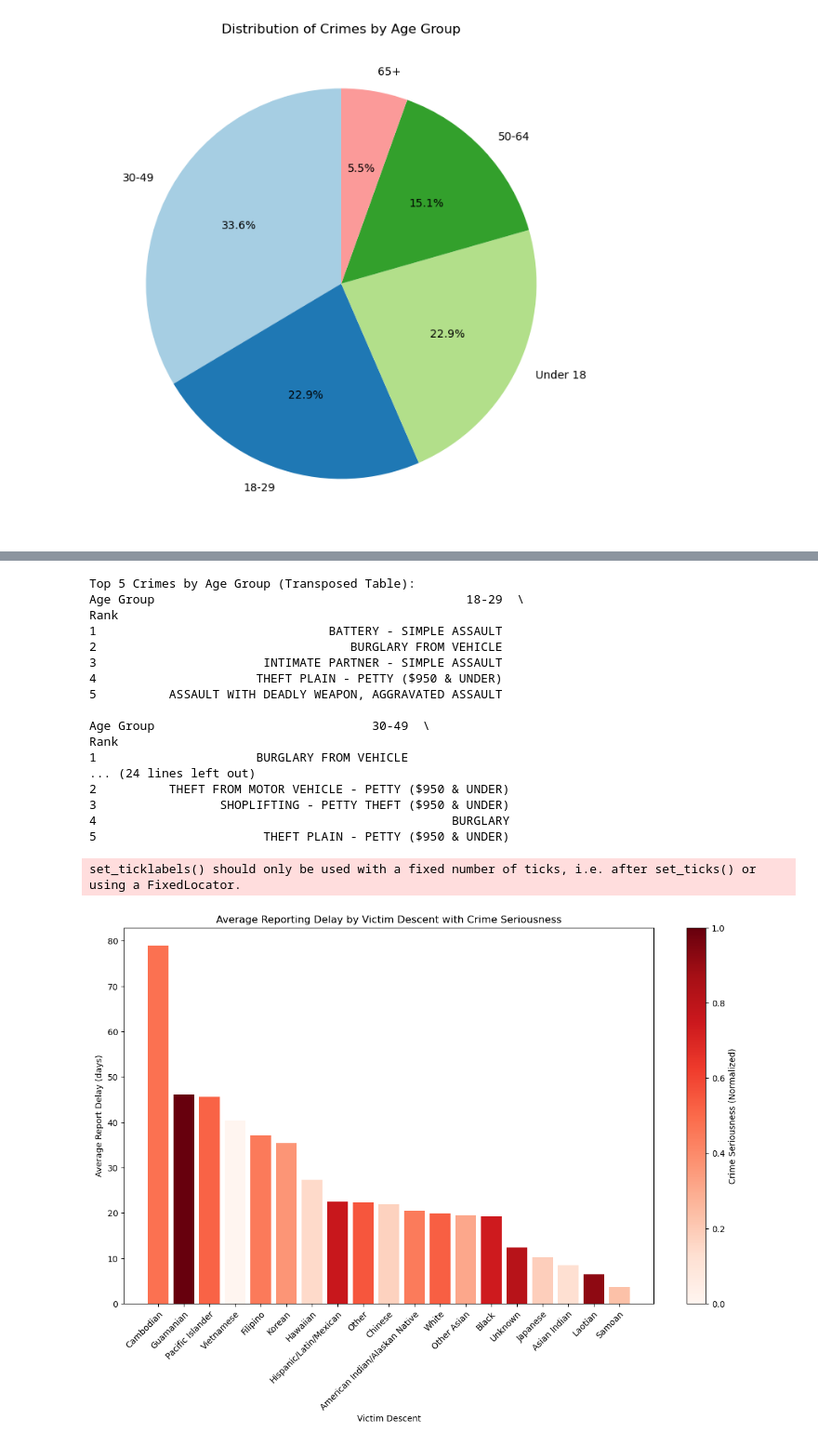
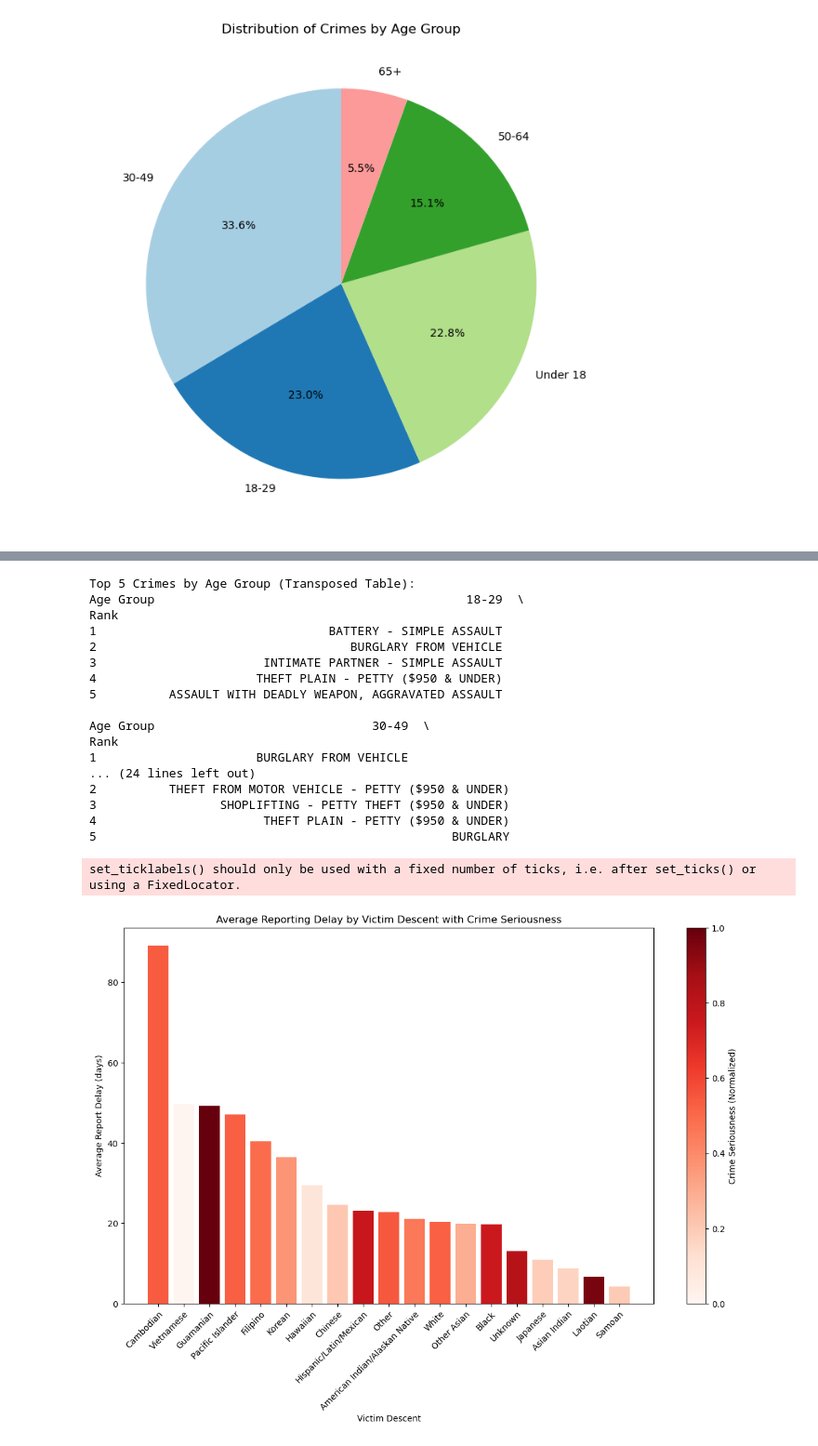
Before and after one commit to Odysseas-Stefanakis/UCalgary_Research_Odysseas, a Jupyter notebook: LA_Crime_Data.ipynb, the cells around one changed output, grey strips where cells are left out. Shown at 93% size. Drawn from its saved outputs; the diff is of its cells as text; code cells hidden in the pictures.

```diff
--- a/LA_Crime_Data.ipynb
+++ b/LA_Crime_Data.ipynb
@@ -296,9 +289,9 @@ la_crime_data_2010_to_2021_sorted
 # %%
 # Sort the DataFrame based on 'DATE OCC'
-la_crime_data_2010_to_2021_sorted = la_crime_data_2010_to_2021.sort_values(by='DATE OCC')
+la_crime_data_2010_to_2020_sorted = la_crime_data_2010_to_2020.sort_values(by='DATE OCC')
 
 # Save the sorted DataFrame to a CSV file
-la_crime_data_2010_to_2021_sorted.to_csv(r'C:\Users\odiss\OneDrive\Desktop\la_crime_data_sorted.csv', index=False)
+la_crime_data_2010_to_2020_sorted.to_csv(r'C:\Users\odiss\OneDrive\Desktop\la_crime_data_sorted.csv', index=False)
 # %%
 plt.figure(figsize=(10, 6))
 plt.plot(monthly_counts['DATE OCC'], monthly_counts['Count'], marker='o', linestyle='-')
@@ -339,23 +332,23 @@ plt.show()
 # %%
 # Ensure the date columns are datetime type
-la_crime_data_2010_to_2021_sorted['DATE OCC'] = pd.to_datetime(la_crime_data_2010_to_2021_sorted['DATE OCC'])
+la_crime_data_2010_to_2020_sorted['DATE OCC'] = pd.to_datetime(la_crime_data_2010_to_2020_sorted['DATE OCC'])
 
 # Extract day of the week
-la_crime_data_2010_to_2021_sorted['Day of Week'] = la_crime_data_2010_to_2021_sorted['DATE OCC'].dt.day_name()
+la_crime_data_2010_to_2020_sorted['Day of Week'] = la_crime_data_2010_to_2020_sorted['DATE OCC'].dt.day_name()
 
 # Aggregate total crime counts by day of the week
-total_crimes = la_crime_data_2010_to_2021_sorted.groupby('Day of Week').size().reindex(
+total_crimes = la_crime_data_2010_to_2020_sorted.groupby('Day of Week').size().reindex(
     ['Monday', 'Tuesday', 'Wednesday', 'Thursday', 'Friday', 'Saturday', 'Sunday']
 ).reset_index(name='Total Crimes')
 
 # Analyzing specific crime patterns for thefts
-theft_data = la_crime_data_2010_to_2021_sorted[la_crime_data_2010_to_2021_sorted['Crm Cd Desc'].str.contains('THEFT', case=False)]
+theft_data = la_crime_data_2010_to_2020_sorted[la_crime_data_2010_to_2020_sorted['Crm Cd Desc'].str.contains('THEFT', case=False)]
 theft_counts = theft_data.groupby('Day of Week').size().reindex(
     ['Monday', 'Tuesday', 'Wednesday', 'Thursday', 'Friday', 'Saturday', 'Sunday']
 ).reset_index(name='Thefts')
 
 # Analyzing specific crime patterns for assaults
-assault_data = la_crime_data_2010_to_2021_sorted[la_crime_data_2010_to_2021_sorted['Crm Cd Desc'].str.contains('ASSAULT', na=False)]
+assault_data = la_crime_data_2010_to_2020_sorted[la_crime_data_2010_to_2020_sorted['Crm Cd Desc'].str.contains('ASSAULT', na=False)]
 assault_counts = assault_data.groupby('Day of Week').size().reindex(
     ['Monday', 'Tuesday', 'Wednesday', 'Thursday', 'Friday', 'Saturday', 'Sunday']
 ).reset_index(name='Assaults')
@@ -384,12 +377,12 @@ plt.legend()
 plt.show()
 
 # Convert 'TIME OCC' to hour of the day
-la_crime_data_2010_to_2021_sorted['Hour'] = la_crime_data_2010_to_2021_sorted['TIME OCC'] // 100
+la_crime_data_2010_to_2020_sorted['Hour'] = la_crime_data_2010_to_2020_sorted['TIME OCC'] // 100
 
 # Group by hour for total crimes, thefts, and assaults
-hourly_total = la_crime_data_2010_to_2021_sorted.groupby('Hour').size()
-hourly_thefts = la_crime_data_2010_to_2021_sorted[la_crime_data_2010_to_2021_sorted['Crm Cd Desc'].str.contains('THEFT', case=False)].groupby('Hour').size()
-hourly_assaults = la_crime_data_2010_to_2021_sorted[la_crime_data_2010_to_2021_sorted['Crm Cd Desc'].str.contains('ASSAULT', case=False)].groupby('Hour').size()
+hourly_total = la_crime_data_2010_to_2020_sorted.groupby('Hour').size()
+hourly_thefts = la_crime_data_2010_to_2020_sorted[la_crime_data_2010_to_2020_sorted['Crm Cd Desc'].str.contains('THEFT', case=False)].groupby('Hour').size()
+hourly_assaults = la_crime_data_2010_to_2020_sorted[la_crime_data_2010_to_2020_sorted['Crm Cd Desc'].str.contains('ASSAULT', case=False)].groupby('Hour').size()
 
 # Create a DataFrame to hold the values
 hourly_distribution = pd.DataFrame({
@@ -440,11 +433,11 @@ def categorize_age(age):
         return '65+'
 
 # Categorize age if not already done
-if 'Age Group' not in la_crime_data_2010_to_2021_sorted.columns:
-    la_crime_data_2010_to_2021_sorted['Age Group'] = la_crime_data_2010_to_2021_sorted['Vict Age'].apply(categorize_age)
+if 'Age Group' not in la_crime_data_2010_to_2020_sorted.columns:
+    la_crime_data_2010_to_2020_sorted['Age Group'] = la_crime_data_2010_to_2020_sorted['Vict Age'].apply(categorize_age)
 
 # Count crimes by age group
-age_group_counts = la_crime_data_2010_to_2021_sorted['Age Group'].value_counts()
+age_group_counts = la_crime_data_2010_to_2020_sorted['Age Group'].value_counts()
 
 # Plotting a pie chart for age groups involved in crimes
 plt.figure(figsize=(10, 8))
@@ -456,10 +449,10 @@ plt.show()
 [figure]
 # %%
 # Convert 'TIME OCC' to hour of the day
-la_crime_data_2010_to_2021_sorted['Hour'] = la_crime_data_2010_to_2021_sorted['TIME OCC'] // 100
+la_crime_data_2010_to_2020_sorted['Hour'] = la_crime_data_2010_to_2020_sorted['TIME OCC'] // 100
 
 # Group by hour and age group
-hourly_crimes_by_age = la_crime_data_2010_to_2021_sorted.groupby(['Hour', 'Age Group']).size().unstack(fill_value=0)
+hourly_crimes_by_age = la_crime_data_2010_to_2020_sorted.groupby(['Hour', 'Age Group']).size().unstack(fill_value=0)
 
 # Adding a total crimes per hour line
 hourly_crimes_by_age['Total'] = hourly_crimes_by_age.sum(axis=1)
@@ -486,6 +479,6 @@ plt.show()
 # %%
 # Group by 'Age Group' and 'Crm Cd Desc', then count occurrences
-crime_counts = la_crime_data_2010_to_2021_sorted.groupby(['Age Group', 'Crm Cd Desc'], observed=True).size()
+crime_counts = la_crime_data_2010_to_2020_sorted.groupby(['Age Group', 'Crm Cd Desc'], observed=True).size()
 
 # Sort within each age group and select the top 5 crimes
 top_crimes_by_group = (
@@ -523,8 +516,8 @@ Rank
 ... (24 lines left out)
 2          THEFT FROM MOTOR VEHICLE - PETTY ($950 & UNDER)
 3                 SHOPLIFTING - PETTY THEFT ($950 & UNDER)
-4                                                 BURGLARY
-5                       THEFT PLAIN - PETTY ($950 & UNDER)
+4                       THEFT PLAIN - PETTY ($950 & UNDER)
+5                                                 BURGLARY
 # %%
 # Mapping descent codes to full descriptions
 descent_mapping = {
@@ -536,40 +529,40 @@ descent_mapping = {
     'Z': 'Asian Indian'
 }
 
-# Assuming 'la_crime_data_2010_to_2021_sorted' is your DataFrame
-la_crime_data_2010_to_2021_sorted['Date Rptd'] = pd.to_datetime(la_crime_data_2010_to_2021_sorted['Date Rptd'])
-la_crime_data_2010_to_2021_sorted['DATE OCC'] = pd.to_datetime(la_crime_data_2010_to_2021_sorted['DATE OCC'])
-la_crime_data_2010_to_2021_sorted['Report Delay'] = (la_crime_data_2010_to_2021_sorted['Date Rptd'] - la_crime_data_2010_to_2021_sorted['DATE OCC']).dt.days
+# Assuming 'la_crime_data_2010_to_2020_sorted' is your DataFrame
+la_crime_data_2010_to_2020_sorted['Date Rptd'] = pd.to_datetime(la_crime_data_2010_to_2020_sorted['Date Rptd'])
+la_crime_data_2010_to_2020_sorted['DATE OCC'] = pd.to_datetime(la_crime_data_2010_to_2020_sorted['DATE OCC'])
+la_crime_data_2010_to_2020_sorted['Report Delay'] = (la_crime_data_2010_to_2020_sorted['Date Rptd'] - la_crime_data_2010_to_2020_sorted['DATE OCC']).dt.days
 
 # Filter and group by 'Vict Descent'
 valid_descents = ['A', 'B', 'C', 'D', 'F', 'G', 'H', 'I', 'J', 'K', 'L', 'O', 'P', 'S', 'U', 'V', 'W', 'X', 'Z']
-filtered_data = la_crime_data_2010_to_2021_sorted[la_crime_data_2010_to_2021_sorted['Vict Descent'].isin(valid_descents)]
+filtered_data = la_crime_data_2010_to_2020_sorted[la_crime_data_2010_to_2020_sorted['Vict Descent'].isin(valid_descents)]
 stats_by_descent = filtered_data.groupby('Vict Descent').agg({
     'Report Delay': 'mean',
     'Crm Cd': 'mean'
 }).reset_index()
 
 # Normalize Crime Seriousness and sort by Report Delay
 stats_by_descent['Normalized Crime Seriousness'] = (stats_by_descent['Crm Cd'] - stats_by_descent['Crm Cd'].min()) / (stats_by_descent['Crm Cd'].max() - stats_by_descent['Crm Cd'].min())
 stats_by_descent.sort_values('Report Delay', ascending=False, inplace=True)
 stats_by_descent['Descent Description'] = stats_by_descent['Vict Descent'].map(descent_mapping)
 
 # Visualization
 fig, ax = plt.subplots(figsize=(14, 8))
 colors = [plt.cm.Reds(x) for x in stats_by_descent['Normalized Crime Seriousness']]
 bars = ax.bar(stats_by_descent['Descent Description'], stats_by_descent['Report Delay'], color=colors)
 ax.set_xlabel('Victim Descent')
 ax.set_ylabel('Average Report Delay (days)')
 ax.set_title('Average Reporting Delay by Victim Descent with Crime Seriousness')
 cbar = fig.colorbar(plt.cm.ScalarMappable(norm=plt.Normalize(vmin=0, vmax=1), cmap='Reds'), ax=ax, label='Crime Seriousness (Normalized)')
 
 # Set x-ticks and align text
 ax.set_xticklabels(stats_by_descent['Descent Description'], rotation=45, ha='right', rotation_mode='anchor')
 
 plt.show()
 # %% [output]
 set_ticklabels() should only be used with a fixed number of ticks, i.e. after set_ticks() or using a FixedLocator.
-[figure, old version]
+[figure, new version]
 # %%
 # Mapping descent codes to full descriptions
 descent_mapping = {
```
Also changed, not shown: parts of 26 cells of this notebook, 1 other file.
